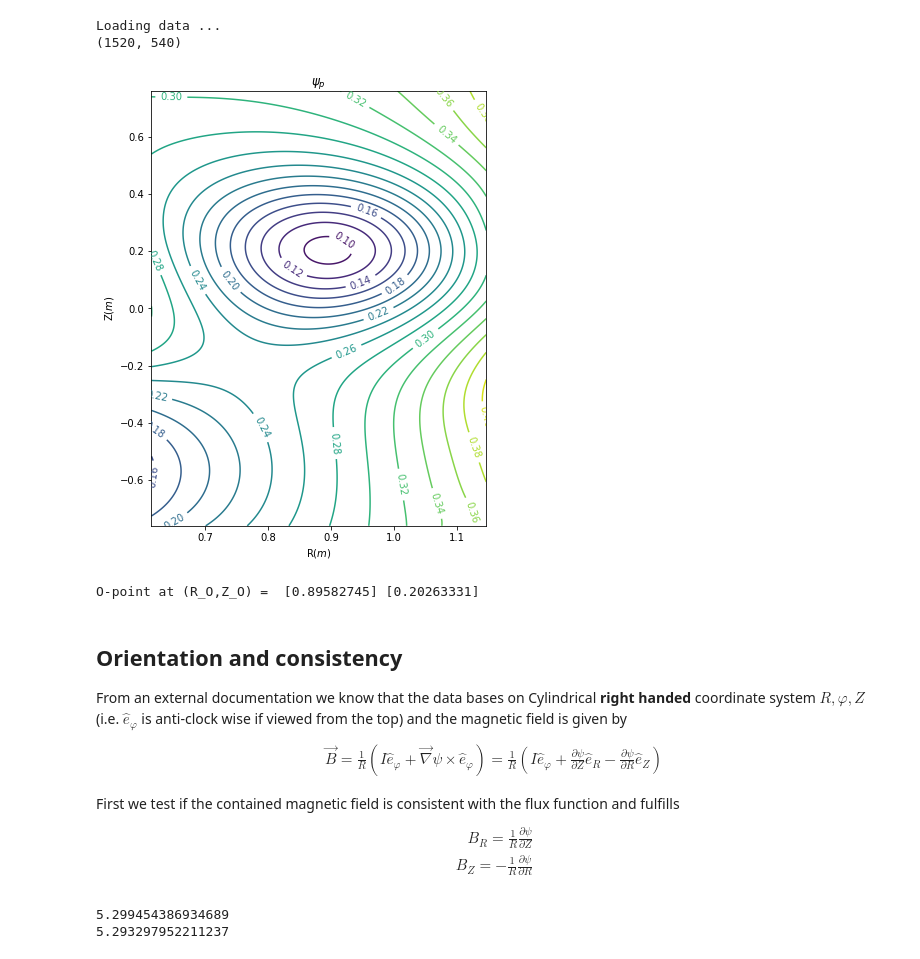
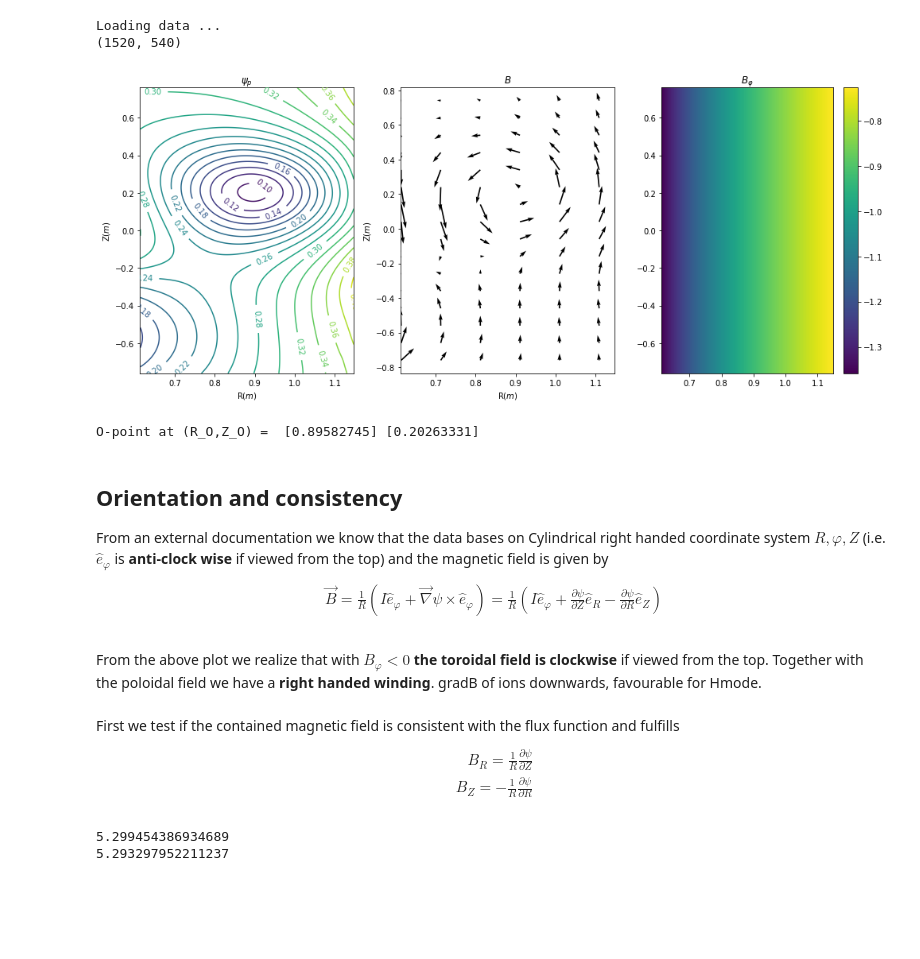
Before and after one commit to feltor-dev/magneticfielddb, a Jupyter notebook: polynomial_fit.ipynb, the cells around one changed output. Saved outputs shown, nothing was run; the diff lists cells and outputs as text; code cells hidden in the pictures; blank space fills up the shorter version.

Commit message:
Improve plots description

```diff
--- a/polynomial_fit.ipynb
+++ b/polynomial_fit.ipynb
@@ -52,30 +52,48 @@ Loading data ...
 # %%
 # Now let us plot the flux function
 # which is what we want to fit
-plt.figure(figsize=(6, 8))
-contourplot = plt.contour(R,Z,Psi,15)
-plt.clabel(contourplot)
-plt.xlabel(r'R($m$)')
-plt.ylabel(r'Z($m$)')
-plt.title(r'$\psi_p$')
+# and the B - field
+
+fig, axes = plt.subplots(nrows=1, ncols=3,sharex=True,
+                         figsize=(14,6), squeeze=False)
+
+ax = axes[0][0]
+cf = ax.contour(R,Z,Psi,15)
+ax.clabel(cf)
+ax.set_xlabel(r'R($m$)')
+ax.set_ylabel(r'Z($m$)')
+ax.set_title(r'$\psi_p$')
+ax = axes[0][1]
+q = ax.quiver(R[::100,::100],Z[::100,::100],BR[::100,::100],BZ[::100,::100], units="width")
+ax.set_xlabel(r'R($m$)')
+ax.set_ylabel(r'Z($m$)')
+ax.set_title(r'$B$')
+ax = axes[0][2]
+cf = ax.pcolormesh(R,Z,Bphi)
+fig.colorbar(cf,ax=ax)
+ax.set_title(r'$B_\varphi$')
+fig.tight_layout()
+
 plt.show()
 # %% [output]
-[figure, old version]
+[figure, new version]
 # %%
 # Let us also print the location of the O-point
 o_point = np.where( Psi == np.min(Psi))
 print("O-point at (R_O,Z_O) = ",R[o_point], Z[o_point])
 # %% [output]
 O-point at (R_O,Z_O) =  [0.89582745] [0.20263331]
+# %% [markdown]
+## Orientation and consistency
+
+From an external documentation we know that the data bases on Cylindrical right handed coordinate system $R,\varphi,Z$ (i.e. $\hat e_\varphi$ is **anti-clock wise** if viewed from the top)
+and the magnetic field is given by
+\begin{align}
+\vec B = \frac{1}{R}\left( I \hat e_\varphi + \vec \nabla \psi \times \hat e_\varphi \right) = \frac{1}{R}\left( I \hat e_\varphi + \frac{\partial \psi}{\partial Z} \hat e_R - \frac{\partial \psi}{\partial R} \hat e_Z \right)
+\end{align}
+# %% [markdown]
+From the above plot we realize that with $B_\varphi <0$ **the toroidal field is clockwise** if viewed from the top. Together with the poloidal field we have a **right handed winding**. gradB of ions downwards, favourable for Hmode.
 # %% [markdown]
-## Orientation and consistency
-
-From an external documentation we know that the data bases on Cylindrical **right handed** coordinate system $R,\varphi,Z$ (i.e. $\hat e_\varphi$ is anti-clock wise if viewed from the top)
-and the magnetic field is given by
-\begin{align}
-\vec B = \frac{1}{R}\left( I \hat e_\varphi + \vec \nabla \psi \times \hat e_\varphi \right) = \frac{1}{R}\left( I \hat e_\varphi + \frac{\partial \psi}{\partial Z} \hat e_R - \frac{\partial \psi}{\partial R} \hat e_Z \right)
-\end{align}
-
 First we test if the contained magnetic field is consistent with the flux function and fulfills
 \begin{align}
 B_R = \frac{1}{R} \frac{\partial \psi}{\partial Z} \\
```
Also changed, not shown: parts of 18 cells of this notebook.
